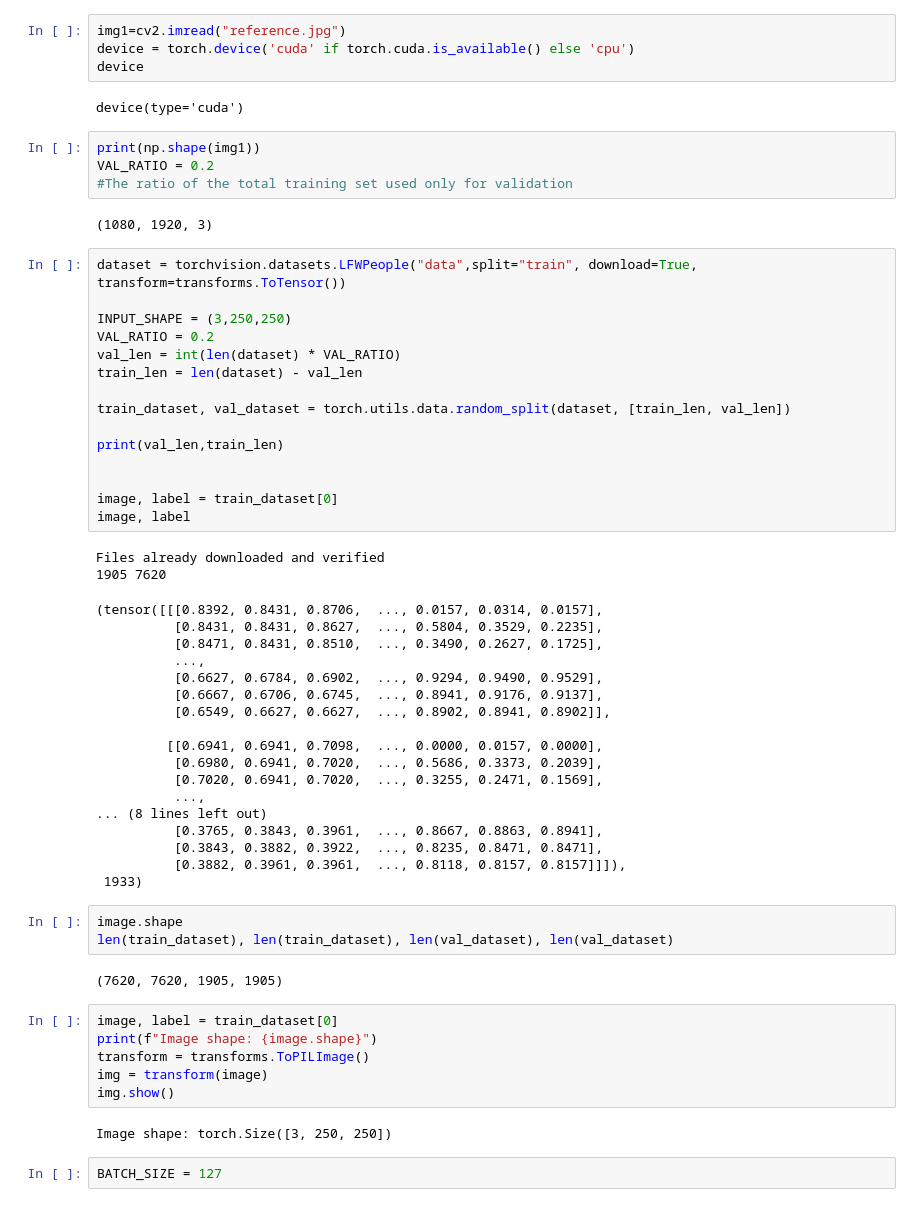
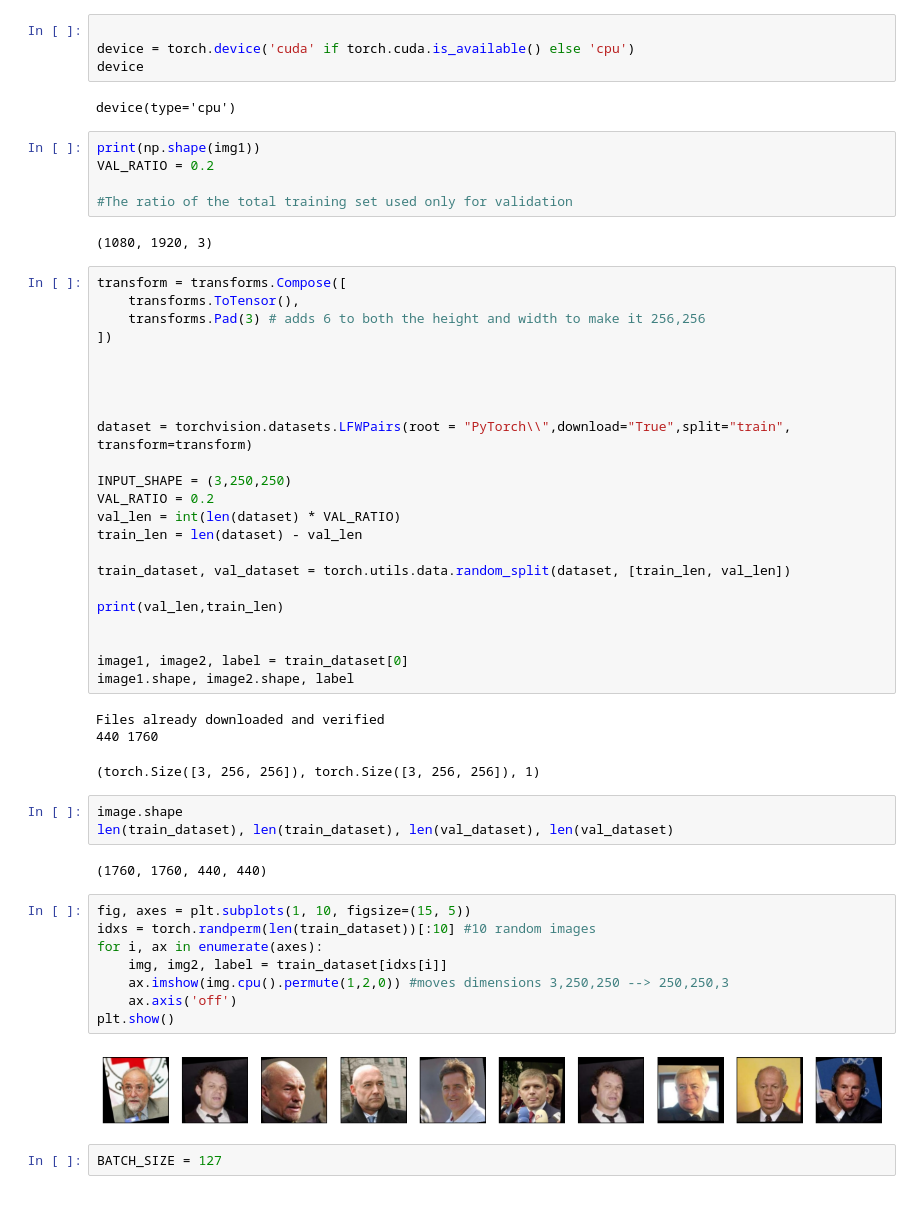
Before and after one commit to AdamDuffyCastaldo/PyTorch, a Jupyter notebook: pytorch2.ipynb, the cells around one changed output. Saved outputs shown, nothing was run; the diff lists cells and outputs as text.

```diff
--- a/pytorch2.ipynb
+++ b/pytorch2.ipynb
@@ -17,17 +17,26 @@ ModuleNotFoundError: No module named 'tqdm'
 # %%
-img1=cv2.imread("reference.jpg")
+
 device = torch.device('cuda' if torch.cuda.is_available() else 'cpu')
 device
 # %% [output]
-device(type='cuda')
+device(type='cpu')
 # %%
 print(np.shape(img1))
 VAL_RATIO = 0.2
+
 #The ratio of the total training set used only for validation
 # %% [output]
 (1080, 1920, 3)
 # %%
-dataset = torchvision.datasets.LFWPeople("data",split="train", download=True, transform=transforms.ToTensor())
+transform = transforms.Compose([
+    transforms.ToTensor(),
+    transforms.Pad(3) # adds 6 to both the height and width to make it 256,256
+])
+
+
+
+
+dataset = torchvision.datasets.LFWPairs(root = "PyTorch\\",download="True",split="train", transform=transform)
 
 INPUT_SHAPE = (3,250,250)
 VAL_RATIO = 0.2
@@ -39,40 +48,26 @@ train_dataset, val_dataset = torch.utils.data.random_split(dataset, [train_len,
 print(val_len,train_len)
 
 
-image, label = train_dataset[0]
-image, label
+image1, image2, label = train_dataset[0]
+image1.shape, image2.shape, label
 # %% [output]
 Files already downloaded and verified
-1905 7620
+440 1760
-(tensor([[[0.8392, 0.8431, 0.8706,  ..., 0.0157, 0.0314, 0.0157],
-          [0.8431, 0.8431, 0.8627,  ..., 0.5804, 0.3529, 0.2235],
-          [0.8471, 0.8431, 0.8510,  ..., 0.3490, 0.2627, 0.1725],
-          ...,
-          [0.6627, 0.6784, 0.6902,  ..., 0.9294, 0.9490, 0.9529],
-          [0.6667, 0.6706, 0.6745,  ..., 0.8941, 0.9176, 0.9137],
-          [0.6549, 0.6627, 0.6627,  ..., 0.8902, 0.8941, 0.8902]],
-
-         [[0.6941, 0.6941, 0.7098,  ..., 0.0000, 0.0157, 0.0000],
-          [0.6980, 0.6941, 0.7020,  ..., 0.5686, 0.3373, 0.2039],
-          [0.7020, 0.6941, 0.7020,  ..., 0.3255, 0.2471, 0.1569],
-          ...,
-... (8 lines left out)
-          [0.3765, 0.3843, 0.3961,  ..., 0.8667, 0.8863, 0.8941],
-          [0.3843, 0.3882, 0.3922,  ..., 0.8235, 0.8471, 0.8471],
-          [0.3882, 0.3961, 0.3961,  ..., 0.8118, 0.8157, 0.8157]]]),
- 1933)
+(torch.Size([3, 256, 256]), torch.Size([3, 256, 256]), 1)
 # %%
 image.shape
 len(train_dataset), len(train_dataset), len(val_dataset), len(val_dataset)
 # %% [output]
-(7620, 7620, 1905, 1905)
+(1760, 1760, 440, 440)
-# %%
-image, label = train_dataset[0]
-print(f"Image shape: {image.shape}")
-transform = transforms.ToPILImage()
-img = transform(image)
-img.show()
-# %% [output]
-Image shape: torch.Size([3, 250, 250])
+# %%
+fig, axes = plt.subplots(1, 10, figsize=(15, 5))
+idxs = torch.randperm(len(train_dataset))[:10] #10 random images
+for i, ax in enumerate(axes):
+    img, img2, label = train_dataset[idxs[i]]
+    ax.imshow(img.cpu().permute(1,2,0)) #moves dimensions 3,250,250 --> 250,250,3
+    ax.axis('off')
+plt.show()
+# %% [output]
+[figure, added]
 # %%
 BATCH_SIZE = 127
```
Also changed, not shown: parts of 5 cells of this notebook, 5 other files.
